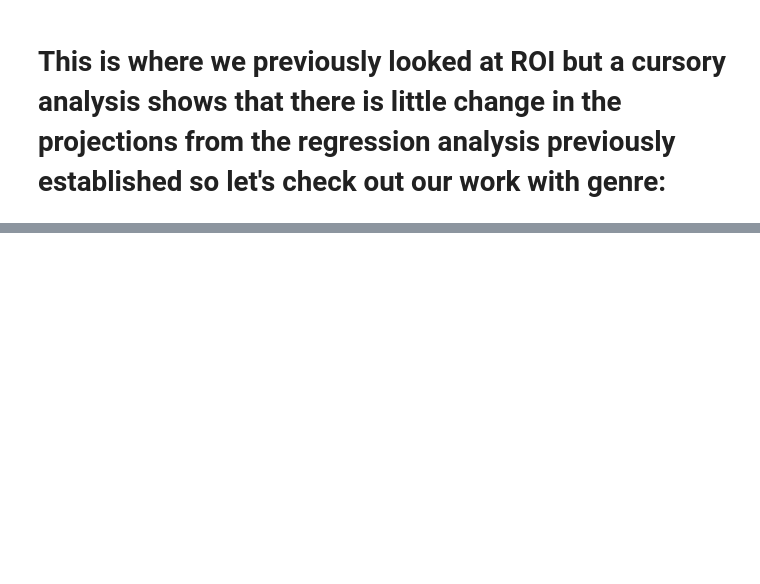
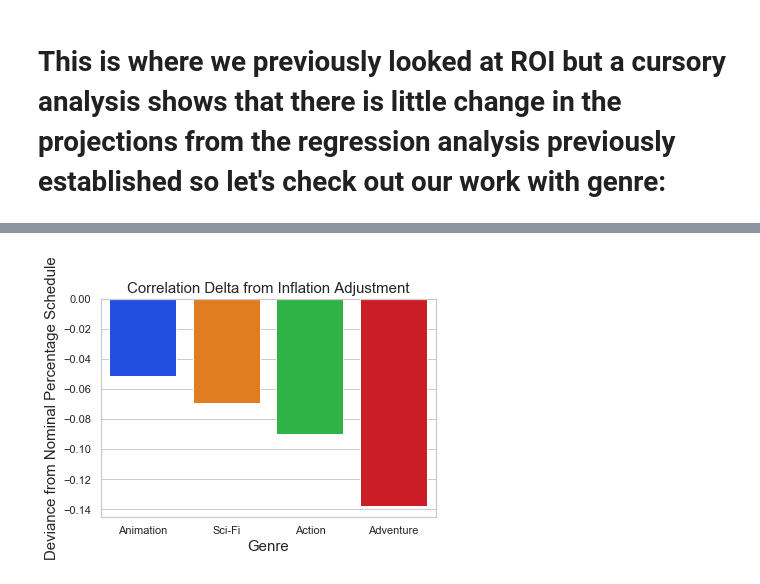
Before and after one commit to ElliotEvins/microsoft-movie-analysis-project, a Jupyter notebook: ipynb files/cpi_pursuit.ipynb, the cells around one changed output, grey strips where cells are left out. Saved outputs shown, nothing was run; the diff lists cells and outputs as text; code cells hidden in the pictures; blank space fills up the shorter version.

```diff
--- a/ipynb files/cpi_pursuit.ipynb
+++ b/ipynb files/cpi_pursuit.ipynb
@@ -171,0 +349,9 @@ print(r_value)
+# %%
+top_delta = ['Animation', 'Adventure', 'Action', 'Sci-Fi', ]
+graphable = combo_corr[combo_corr.level_1.isin(top_delta)]
+sns.barplot(x="level_1", y="delta", data=graphable)
+plt.title('Correlation Delta from Inflation Adjustment', fontsize=15)
+plt.xlabel("Genre", fontsize=15)
+plt.ylabel("Deviance from Nominal Percentage Schedule", fontsize=15);
+# %% [output]
+[figure, added]
```
Also changed, not shown: parts of 19 cells of this notebook.
